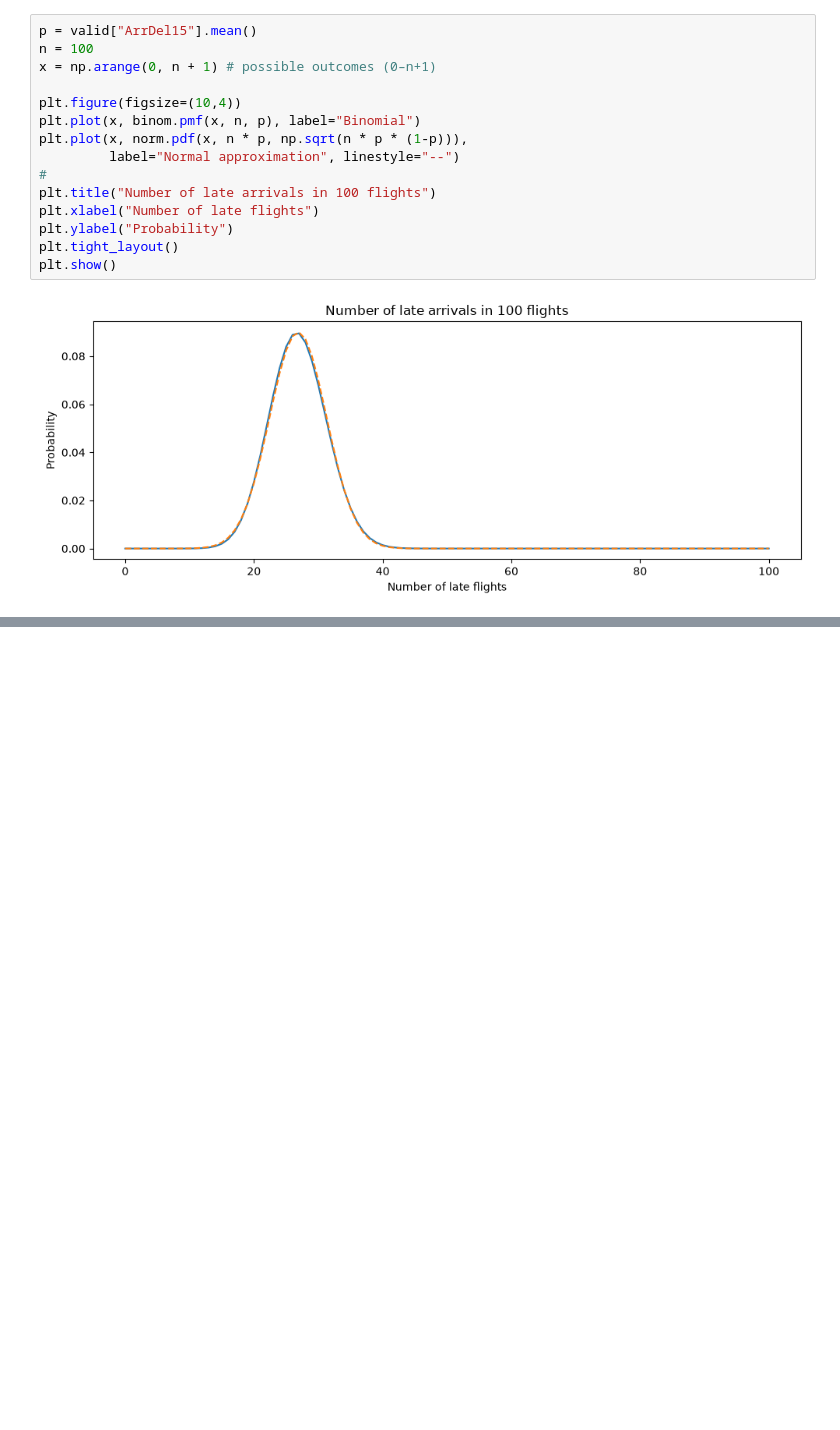
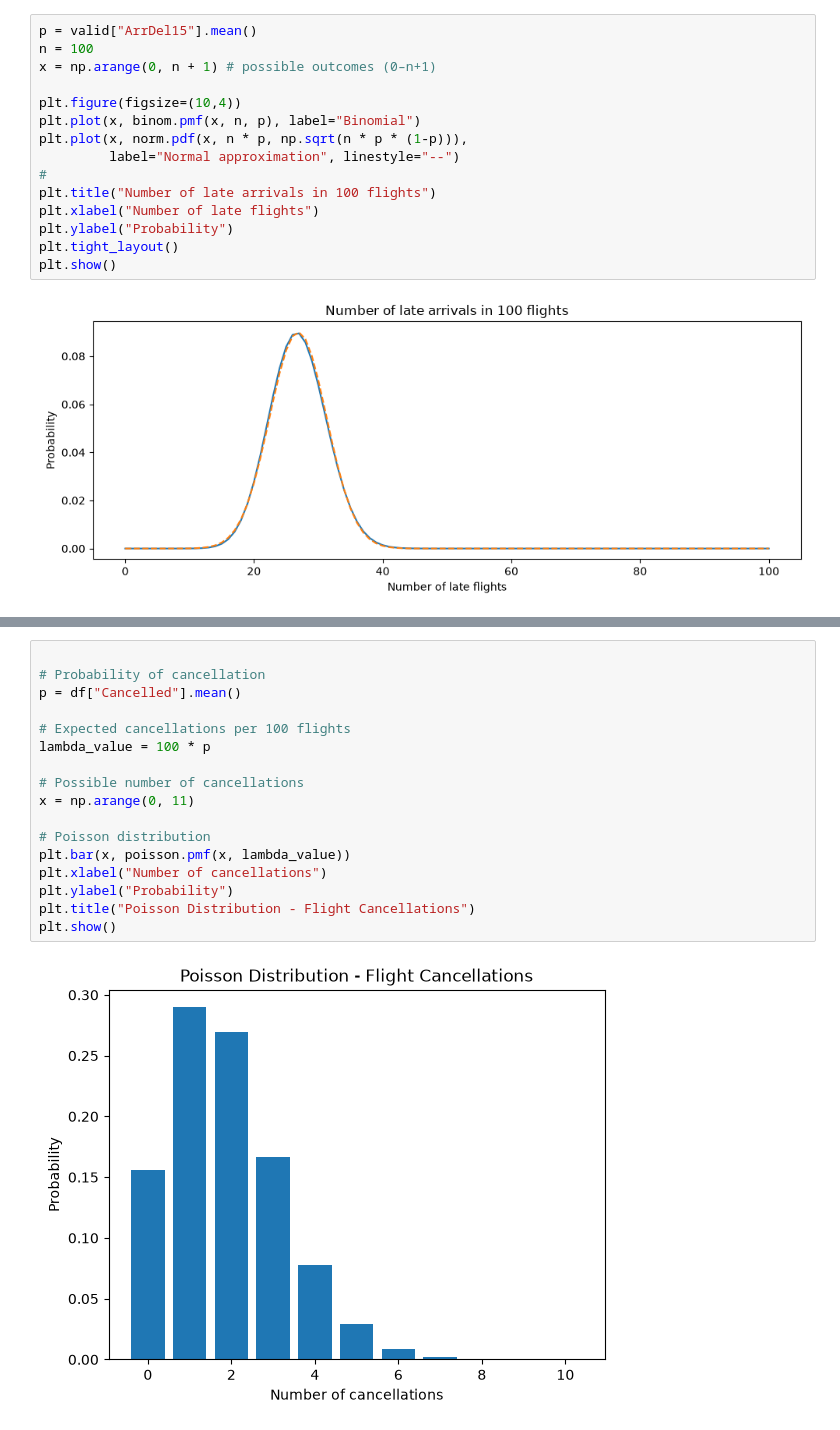
Before and after one commit to luizfaitanin-cct/Stats-for-Data-Analytics-CA1, a Jupyter notebook: Stats- HDip DBA Sept-26 CA-1 40%.ipynb, the cells around one changed output, grey strips where cells are left out. Drawn from its saved outputs; the diff is of its cells as text; blank space fills up the shorter version.

Commit message:
Poisson, normal distribution

```diff
--- a/Stats- HDip DBA Sept-26 CA-1 40%.ipynb
+++ b/Stats- HDip DBA Sept-26 CA-1 40%.ipynb
@@ -160,0 +184,19 @@ plt.show()
+# %%
+
+# Probability of cancellation
+p = df["Cancelled"].mean()
+
+# Expected cancellations per 100 flights
+lambda_value = 100 * p
+
+# Possible number of cancellations
+x = np.arange(0, 11)
+
+# Poisson distribution
+plt.bar(x, poisson.pmf(x, lambda_value))
+plt.xlabel("Number of cancellations")
+plt.ylabel("Probability")
+plt.title("Poisson Distribution - Flight Cancellations")
+plt.show()
+# %% [output]
+[figure, added]
```
Also changed, not shown: parts of 6 cells of this notebook.
